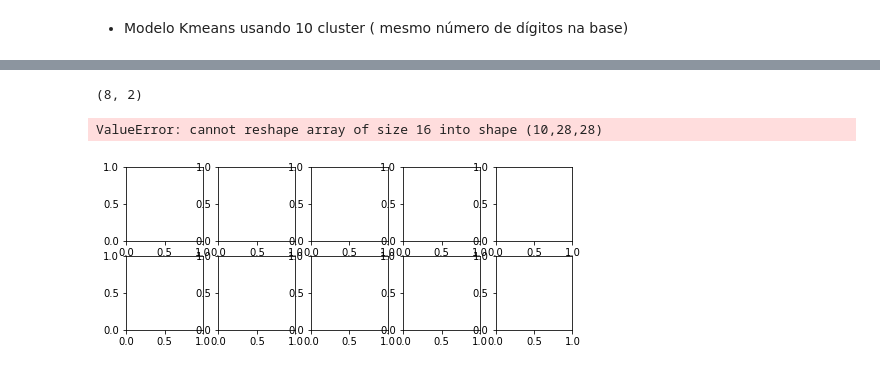
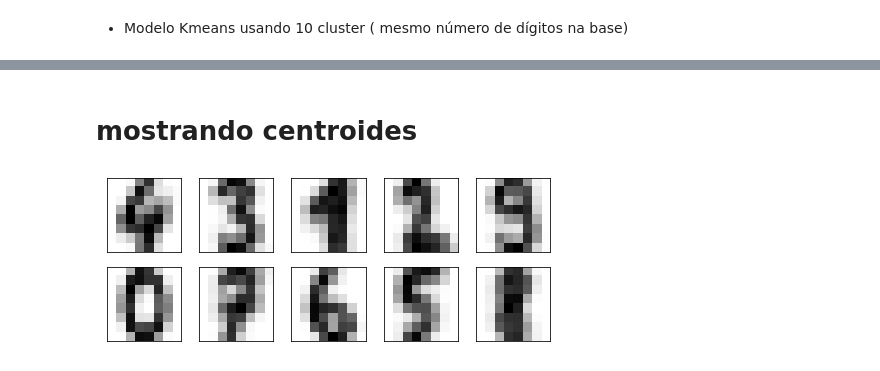
Before and after one commit to JoseCarlos458/14-aprendizagem-estatistica-agrupamento, a Jupyter notebook: src/agrupamento.ipynb, the cells around one changed output, grey strips where cells are left out. Drawn from its saved outputs; the diff is of its cells as text; code cells hidden in the pictures.

```diff
--- a/src/agrupamento.ipynb
+++ b/src/agrupamento.ipynb
@@ -406,4 +416,5 @@ X_train, X_test, y_train, y_test = train_test_split(X,y, test_size=0.1)
 # %%
+
 kmeans = KMeans(n_clusters=10, random_state=0)
-clusters = kmeans.fit_predict(X)
+clusters = kmeans.fit_predict(digits.data)
 kmeans.cluster_centers_.shape
@@ -423,13 +421,11 @@ print(kmeans.cluster_centers_)
+# %% [markdown]
+# mostrando centroides
 # %%
 fig, ax = plt.subplots(2, 5, figsize=(8, 3))
-print(kmeans.cluster_centers_.shape)
-centers = kmeans.cluster_centers_.reshape(10, 28, 28)
-
+centers = kmeans.cluster_centers_.reshape(10, 8, 8)
 for axi, center in zip(ax.flat, centers):
     axi.set(xticks=[], yticks=[])
     axi.imshow(center, interpolation='nearest', cmap=plt.cm.binary)
 # %% [output]
-(8, 2)
-ValueError: cannot reshape array of size 16 into shape (10,28,28)
-[figure, old version]
+[figure, new version]
 # %%
```
Also changed, not shown: parts of 25 cells of this notebook.
